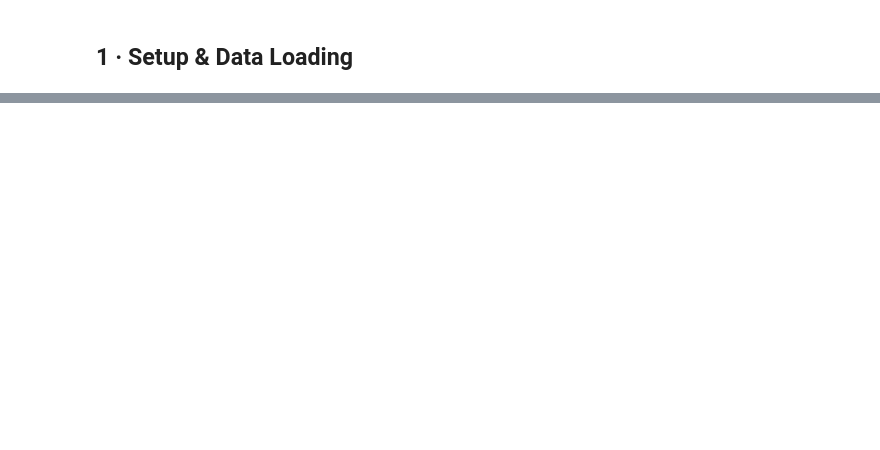
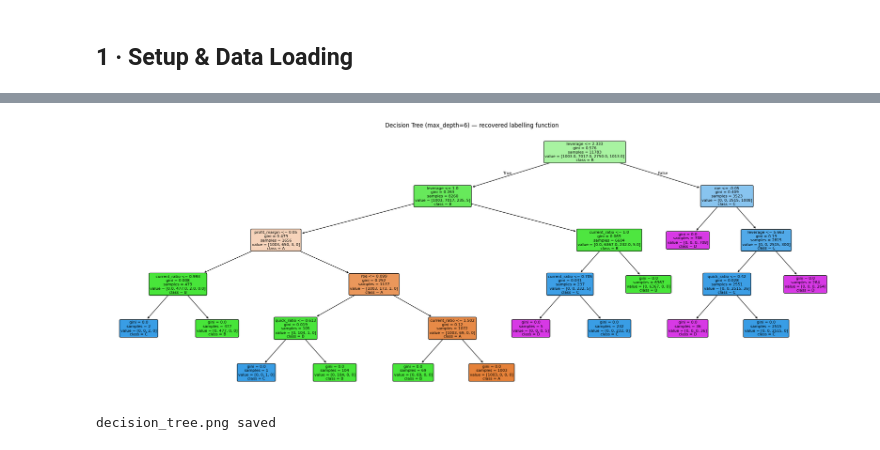
Before and after one commit to LolloPaz/ifc, a Jupyter notebook: 03_rule_spectral_pipeline.ipynb, the cells around one changed output, grey strips where cells are left out. Cells and saved outputs as stored; diff of their text form; code cells hidden in the pictures; blank space fills up the shorter version.

```diff
--- a/03_rule_spectral_pipeline.ipynb
+++ b/03_rule_spectral_pipeline.ipynb
@@ -657,0 +128,13 @@ print(cm_df.to_string())
+# %%
+train_df = pd.read_csv(TRAIN_PATH)
+test_df  = pd.read_csv(TEST_PATH)
+
+train_years = sorted(train_df['fiscal_year'].astype(int).unique().tolist())
+test_years  = sorted(test_df['fiscal_year'].astype(int).unique().tolist())
+
+print(f'Train : {train_df.shape} | years: {train_years}')
+print(f'Test  : {test_df.shape}  | years: {test_years}')
+print(f'\nClass distribution (train):')
+print(train_df[TARGET].value_counts().sort_index())
+print(f'\nClass distribution (% of total):')
+print((train_df[TARGET].value_counts(normalize=True).sort_index() * 100).round(1))
@@ -657,0 +229,17 @@ print(cm_df.to_string())
+# %%
+# ── Fit tree on full training set  ────────────────────────────────
+df_rule = train_df.dropna(subset=FEATURES + [TARGET]).copy()
+X_rule  = df_rule[FEATURES].values
+y_rule  = df_rule[TARGET].values
+
+dt_full = DecisionTreeClassifier(max_depth=6, random_state=SEED)
+dt_full.fit(X_rule, y_rule)
+
+train_acc = accuracy_score(y_rule, dt_full.predict(X_rule))
+train_f1  = f1_score(y_rule, dt_full.predict(X_rule), average='weighted')
+
+print(f'DecisionTree (depth=6) — full train set')
+print(f'  Accuracy  : {train_acc:.6f}')
+print(f'  Weighted F1: {train_f1:.6f}')
+print(f'  Nodes     : {dt_full.tree_.node_count}')
+print(f'  Leaves    : {dt_full.get_n_leaves()}')
@@ -657,0 +294,12 @@ print(cm_df.to_string())
+# %%
+# ── Visualise the tree  ────────────────────────────────────────────
+fig, ax = plt.subplots(figsize=(28, 10))
+plot_tree(dt_full, feature_names=FEATURES, class_names=CLASS_ORDER,
+          filled=True, rounded=True, fontsize=8, ax=ax)
+plt.title('Decision Tree (max_depth=6) — recovered labelling function')
+plt.savefig('decision_tree.png', dpi=120, bbox_inches='tight')
+plt.show()
+print('decision_tree.png saved')
+# %% [output]
+[figure, added]
+decision_tree.png saved
```
Also changed, not shown: parts of 74 cells of this notebook, 2 other files.
